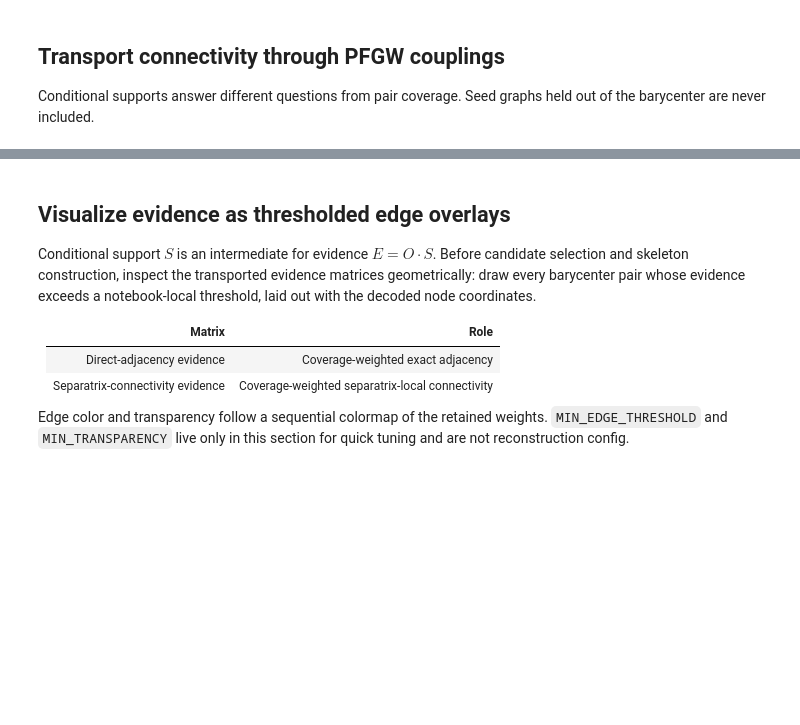
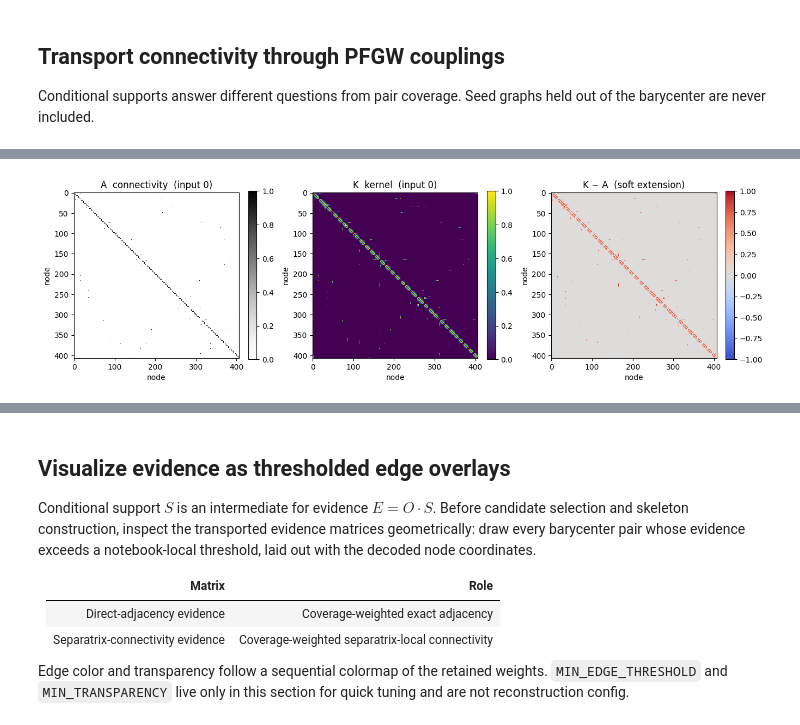
Before and after one commit to mingzhefluorite/MSCBarycenter, a Jupyter notebook: msc_barycenter_reconstruction.ipynb, the cells around one changed output, grey strips where cells are left out. Cells and saved outputs as stored; diff of their text form; code cells hidden in the pictures; blank space fills up the shorter version.

```diff
--- a/msc_barycenter_reconstruction.ipynb
+++ b/msc_barycenter_reconstruction.ipynb
@@ -279,0 +347,94 @@ plt.show()
+# %%
+kernel_viz_input_index = 0
+n_kernel_inputs = len(transported.input_separatrix_affinities)
+if not (0 <= kernel_viz_input_index < n_kernel_inputs):
+    raise IndexError(
+        f"kernel_viz_input_index={kernel_viz_input_index} is out of range "
+        f"for {n_kernel_inputs} inputs."
+    )
+
+kernel_rows = []
+for s, (A_s, K_s) in enumerate(
+    zip(
+        transported.input_direct_adjacency_matrices,
+        transported.input_separatrix_affinities,
+    )
+):
+    A_s = np.asarray(A_s, dtype=float)
+    K_s = np.asarray(K_s, dtype=float)
+    ii, jj = np.triu_indices(A_s.shape[0], 1)
+    a = A_s[ii, jj]
+    k = K_s[ii, jj]
+    direct = a > 0
+    soft = (k > 1e-12) & ~direct
+    kernel_rows.append(
+        {
+            "input_index": s,
+            "n_nodes": int(A_s.shape[0]),
+            "direct_pairs": int(direct.sum()),
+            "positive_K_pairs": int((k > 1e-12).sum()),
+            "soft_only_pairs": int(soft.sum()),
+            "mean_K_on_direct": float(k[direct].mean()) if np.any(direct) else np.nan,
+            "mean_K_on_soft": float(k[soft].mean()) if np.any(soft) else np.nan,
+            "max_K": float(k.max()) if k.size else np.nan,
+            "max_K_minus_A": float((K_s - A_s)[ii, jj].max()) if k.size else np.nan,
+        }
+    )
+kernel_summary_df = pd.DataFrame(kernel_rows)
+display(kernel_summary_df)
+
+A = np.asarray(transported.input_direct_adjacency_matrices[kernel_viz_input_index], dtype=float)
+K = np.asarray(transported.input_separatrix_affinities[kernel_viz_input_index], dtype=float)
+delta = K - A
+ii, jj = np.triu_indices(A.shape[0], 1)
+a_u, k_u = A[ii, jj], K[ii, jj]
+direct_u = a_u > 0
+soft_u = (k_u > 1e-12) & ~direct_u
+
+fig, axes = plt.subplots(1, 3, figsize=(13.5, 4.2))
+for ax, title, matrix, cmap, vlim in (
+    (axes[0], f"A  connectivity  (input {kernel_viz_input_index})", A, "Greys", (0.0, 1.0)),
+    (axes[1], f"K  kernel  (input {kernel_viz_input_index})", K, "viridis", (0.0, 1.0)),
+    (axes[2], "K − A  (soft extension)", delta, "coolwarm", (-1.0, 1.0)),
+):
+    im = ax.imshow(matrix, cmap=cmap, vmin=vlim[0], vmax=vlim[1], interpolation="nearest")
+    ax.set_title(title)
+    ax.set_xlabel("node")
+    ax.set_ylabel("node")
+    fig.colorbar(im, ax=ax, fraction=0.046)
+fig.tight_layout()
+fig.savefig(FIGURES_DIR / f"kernel_vs_connectivity_input{kernel_viz_input_index}.png", dpi=140)
+plt.show()
+
+fig, axes = plt.subplots(1, 2, figsize=(10, 4))
+axes[0].hist(
+    k_u[direct_u],
+    bins=30,
+    range=(0.0, 1.0),
+    color="steelblue",
+    alpha=0.85,
+    label="direct edges (A=1)",
+)
+if np.any(soft_u):
+    axes[0].hist(
+        k_u[soft_u],
+        bins=30,
+        range=(0.0, 1.0),
+        color="darkorange",
+        alpha=0.7,
+        label="soft pairs (A=0, K>0)",
+    )
+axes[0].set_xlabel("K")
+axes[0].set_ylabel("pair count")
+axes[0].set_title("Kernel values on connectivity vs soft pairs")
+axes[0].legend()
+axes[1].scatter(a_u, k_u, s=8, alpha=0.35, c="0.3")
+axes[1].plot([0, 1], [0, 1], color="crimson", lw=1, ls="--", label="K = A")
+axes[1].set_xlabel("A")
+axes[1].set_ylabel("K")
+axes[1].set_title("Pairwise A vs K")
+axes[1].legend()
+fig.tight_layout()
+fig.savefig(FIGURES_DIR / f"kernel_vs_connectivity_scatter_input{kernel_viz_input_index}.png", dpi=140)
+plt.show()
+# %% [output]
@@ -279,0 +451 @@ plt.show()
+[figure, added]
```
Also changed, not shown: parts of 81 cells of this notebook, 11 other files.
